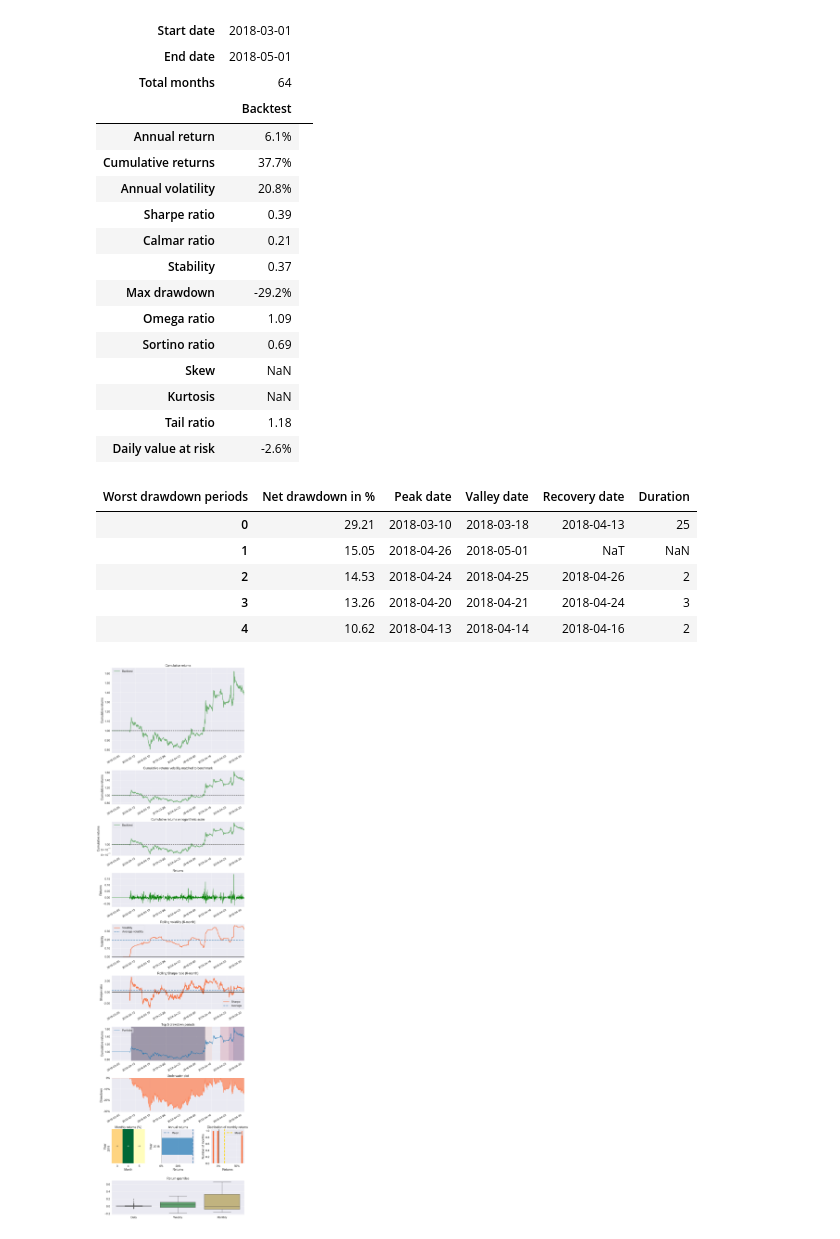
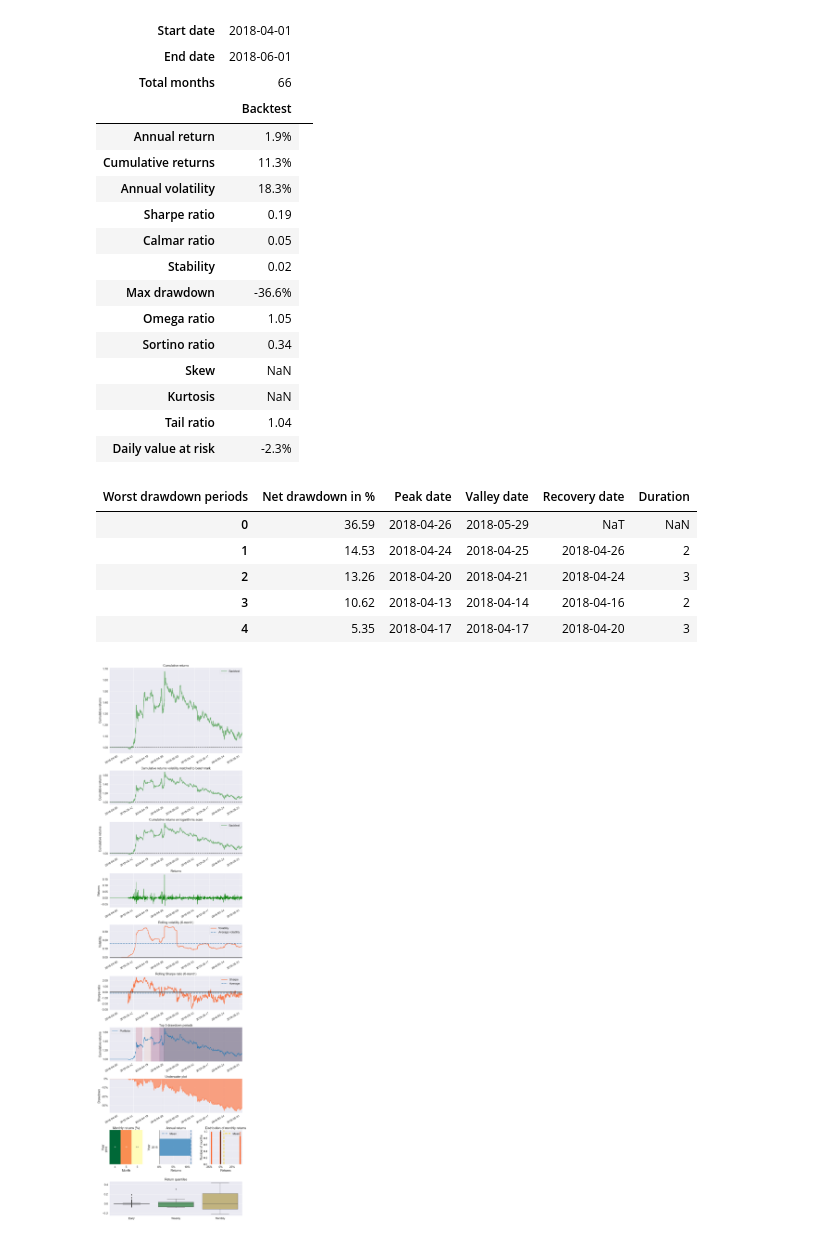
Before and after one commit to IntelligentTrading/science, a Jupyter notebook: genetic_algorithms/experiment_browser.ipynb, the cells around one changed output. Saved outputs shown, nothing was run; the diff lists cells and outputs as text; code cells hidden in the pictures.

```diff
--- a/genetic_algorithms/experiment_browser.ipynb
+++ b/genetic_algorithms/experiment_browser.ipynb
@@ -58,28 +42,28 @@ df.iloc[3].evaluation.plot_cumulative_returns()
 # %%
-df.iloc[3].evaluation.plot_returns_tear_sheet()
+df.iloc[0].evaluation.plot_returns_tear_sheet()
 # %% [output]
-| Start date | 2018-03-01 |  |
-| End date | 2018-05-01 |  |
-| Total months | 64 |  |
+| Start date | 2018-04-01 |  |
+| End date | 2018-06-01 |  |
+| Total months | 66 |  |
 |  | Backtest |
-| Annual return | 6.1% |
-| Cumulative returns | 37.7% |
-| Annual volatility | 20.8% |
-| Sharpe ratio | 0.39 |
-| Calmar ratio | 0.21 |
-| Stability | 0.37 |
-| Max drawdown | -29.2% |
-| Omega ratio | 1.09 |
-| Sortino ratio | 0.69 |
+| Annual return | 1.9% |
+| Cumulative returns | 11.3% |
+| Annual volatility | 18.3% |
+| Sharpe ratio | 0.19 |
+| Calmar ratio | 0.05 |
+| Stability | 0.02 |
+| Max drawdown | -36.6% |
+| Omega ratio | 1.05 |
+| Sortino ratio | 0.34 |
 | Skew | NaN |
 | Kurtosis | NaN |
-| Tail ratio | 1.18 |
-| Daily value at risk | -2.6% |
+| Tail ratio | 1.04 |
+| Daily value at risk | -2.3% |
 | Worst drawdown periods | Net drawdown in % | Peak date | Valley date | Recovery date | Duration |
-| 0 | 29.21 | 2018-03-10 | 2018-03-18 | 2018-04-13 | 25 |
-| 1 | 15.05 | 2018-04-26 | 2018-05-01 | NaT | NaN |
-| 2 | 14.53 | 2018-04-24 | 2018-04-25 | 2018-04-26 | 2 |
-| 3 | 13.26 | 2018-04-20 | 2018-04-21 | 2018-04-24 | 3 |
-| 4 | 10.62 | 2018-04-13 | 2018-04-14 | 2018-04-16 | 2 |
+| 0 | 36.59 | 2018-04-26 | 2018-05-29 | NaT | NaN |
+| 1 | 14.53 | 2018-04-24 | 2018-04-25 | 2018-04-26 | 2 |
+| 2 | 13.26 | 2018-04-20 | 2018-04-21 | 2018-04-24 | 3 |
+| 3 | 10.62 | 2018-04-13 | 2018-04-14 | 2018-04-16 | 2 |
+| 4 | 5.35 | 2018-04-17 | 2018-04-17 | 2018-04-20 | 3 |
-[figure, old version]
+[figure, new version]
 # %%
```
Also changed, not shown: parts of 6 cells of this notebook, 2 other files.
